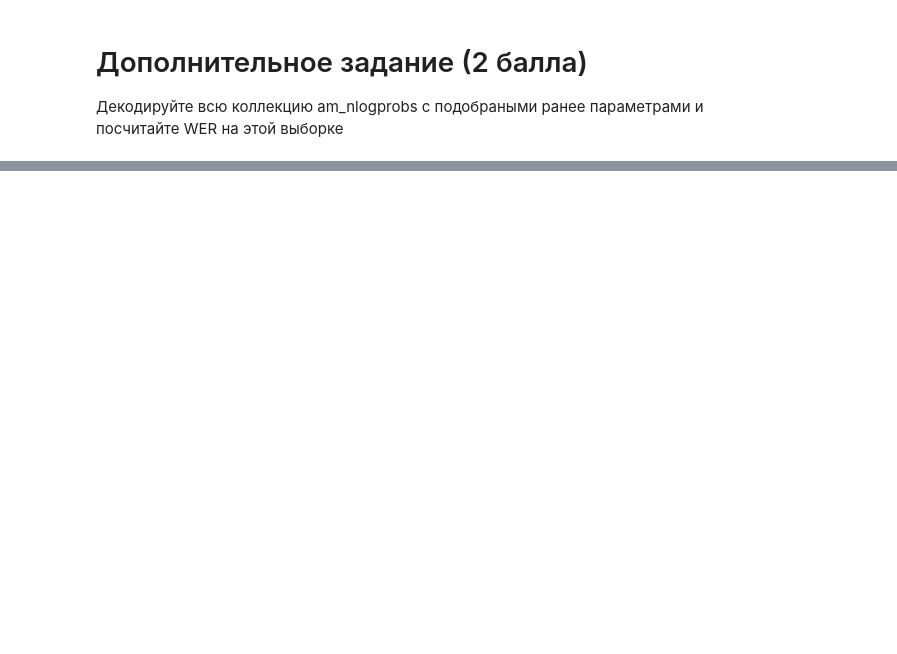
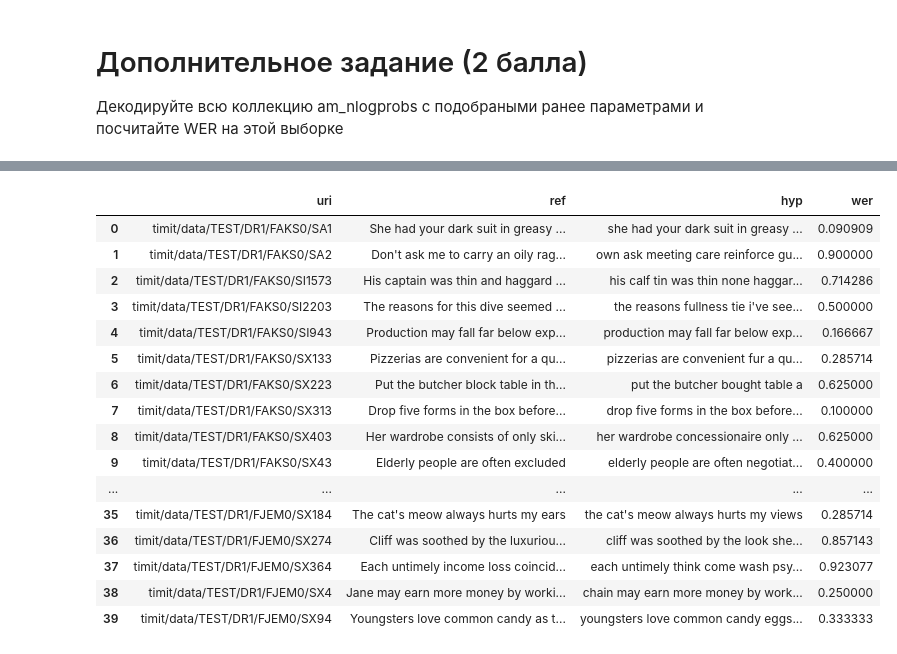
Before and after one commit to medbar/asr_itmo24, a Jupyter notebook: asr_lab4.ipynb, the cells around one changed output, grey strips where cells are left out. Cells and saved outputs as stored; diff of their text form; code cells hidden in the pictures; blank space fills up the shorter version.

```diff
--- a/asr_lab4.ipynb
+++ b/asr_lab4.ipynb
@@ -832,7 +887,7 @@ class kenlmLikeWFST(AbstractWFST):
         return self._log10_to_nll(logprob)
 
     def _log10_to_nll(self, logprob):
-        """переводим в negative натуральный логирифм """
+        """переводим в negative натуральный логарифм """
         return - np.log(10**logprob)
 
     def transduce(self, state: kenlm.State, ilabel: str):
@@ -905,0 +1150,5 @@ print(hyp, "WER: ", jiwer.wer(example_ref, ' '.join(hyp.words)))
+# %%
+# Лучшие значения параметров
+sorted_df = df.sort_values(by=['WER', 'time'])
+params = sorted_df.iloc[1]
+params
@@ -910,0 +1166,26 @@ print(hyp, "WER: ", jiwer.wer(example_ref, ' '.join(hyp.words)))
+# %%
+# Заранее подготовленные negative log probability от модели из работы №3
+with ReadHelper('ark:resources/lab4/test_am_nlogprobs.ark') as am_nlogprob_reader:
+    am_nlogprobs = {uri: am_logprob  for uri, am_logprob in am_nlogprob_reader}
+
+# задаем гиперпараметры
+lmwt_factor = params['lmwt_factor']
+stay_in_silence_penalty = params['stay_in_silence_penalty']
+word_insertion_penalty = params['word_insertion_penalty']
+beam_size = params['beam']
+
+# собираем систему распознавания
+t_fst = create_t_wfst()
+l_fst = create_Lwfst_from_file(stay_in_silence_penalty=stay_in_silence_penalty, word_insertion_penalty=word_insertion_penalty)
+lm = kenlmLikeWFST(kenlm.LanguageModel('resources/lab4/3gram.arpa'), lmwt_factor=lmwt_factor)
+graph=OnTheFlyCompose([t_fst, l_fst, lm])
+model = BeamSearcher(AM_PHONES, graph, beam_size=beam_size)
+
+res_df = pd.DataFrame(columns=['uri', 'ref', 'hyp', 'wer'])
+for uri in tqdm(am_nlogprobs.keys()):
+    with open(uri+'.TXT') as f:
+        ref = ' '.join(f.read().replace('.', ' ').split()[2:])
+    hyp = model.decode(am_nlogprobs[uri])
+    wer = jiwer.wer(ref, ' '.join(hyp.words))
+    res_df.loc[len(res_df)] = [uri, ref, ' '.join(hyp.words), wer]
+res_df.to_csv('asr_results_for_timit.csv', index=False)
@@ -910,0 +1210,20 @@ print(hyp, "WER: ", jiwer.wer(example_ref, ' '.join(hyp.words)))
+# %%
+res_df
+# %% [output]
+|  | uri | ref | hyp | wer |
+| 0 | timit/data/TEST/DR1/FAKS0/SA1 | She had your dark suit in greasy ... | she had your dark suit in greasy ... | 0.090909 |
+| 1 | timit/data/TEST/DR1/FAKS0/SA2 | Don't ask me to carry an oily rag... | own ask meeting care reinforce gu... | 0.900000 |
+| 2 | timit/data/TEST/DR1/FAKS0/SI1573 | His captain was thin and haggard ... | his calf tin was thin none haggar... | 0.714286 |
+| 3 | timit/data/TEST/DR1/FAKS0/SI2203 | The reasons for this dive seemed ... | the reasons fullness tie i've see... | 0.500000 |
+| 4 | timit/data/TEST/DR1/FAKS0/SI943 | Production may fall far below exp... | production may fall far below exp... | 0.166667 |
+| 5 | timit/data/TEST/DR1/FAKS0/SX133 | Pizzerias are convenient for a qu... | pizzerias are convenient fur a qu... | 0.285714 |
+| 6 | timit/data/TEST/DR1/FAKS0/SX223 | Put the butcher block table in th... | put the butcher bought table a | 0.625000 |
+| 7 | timit/data/TEST/DR1/FAKS0/SX313 | Drop five forms in the box before... | drop five forms in the box before... | 0.100000 |
+| 8 | timit/data/TEST/DR1/FAKS0/SX403 | Her wardrobe consists of only ski... | her wardrobe concessionaire only ... | 0.625000 |
+| 9 | timit/data/TEST/DR1/FAKS0/SX43 | Elderly people are often excluded | elderly people are often negotiat... | 0.400000 |
+| ... | ... | ... | ... | ... |
+| 35 | timit/data/TEST/DR1/FJEM0/SX184 | The cat's meow always hurts my ears | the cat's meow always hurts my views | 0.285714 |
+| 36 | timit/data/TEST/DR1/FJEM0/SX274 | Cliff was soothed by the luxuriou... | cliff was soothed by the look she... | 0.857143 |
+| 37 | timit/data/TEST/DR1/FJEM0/SX364 | Each untimely income loss coincid... | each untimely think come wash psy... | 0.923077 |
+| 38 | timit/data/TEST/DR1/FJEM0/SX4 | Jane may earn more money by worki... | chain may earn more money by work... | 0.250000 |
+| 39 | timit/data/TEST/DR1/FJEM0/SX94 | Youngsters love common candy as t... | youngsters love common candy eggs... | 0.333333 |
```
Also changed, not shown: parts of 25 cells of this notebook.
